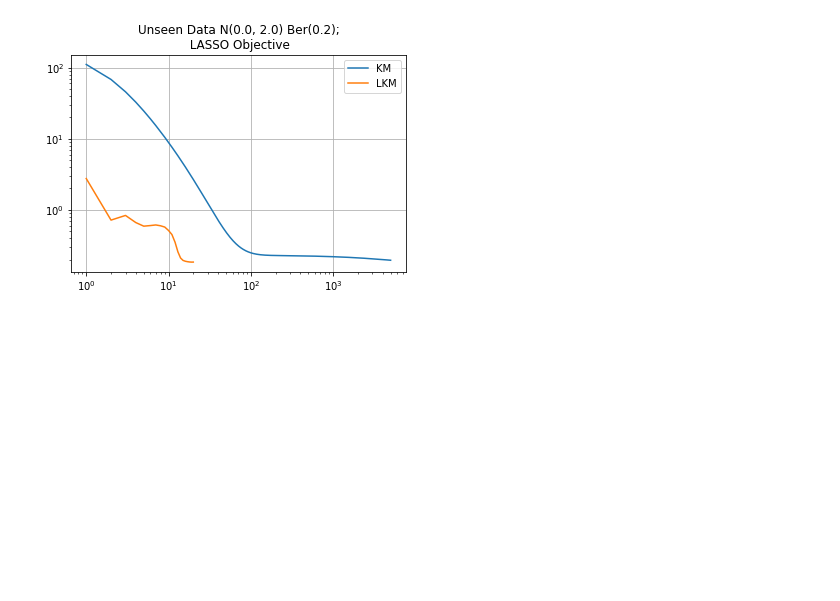
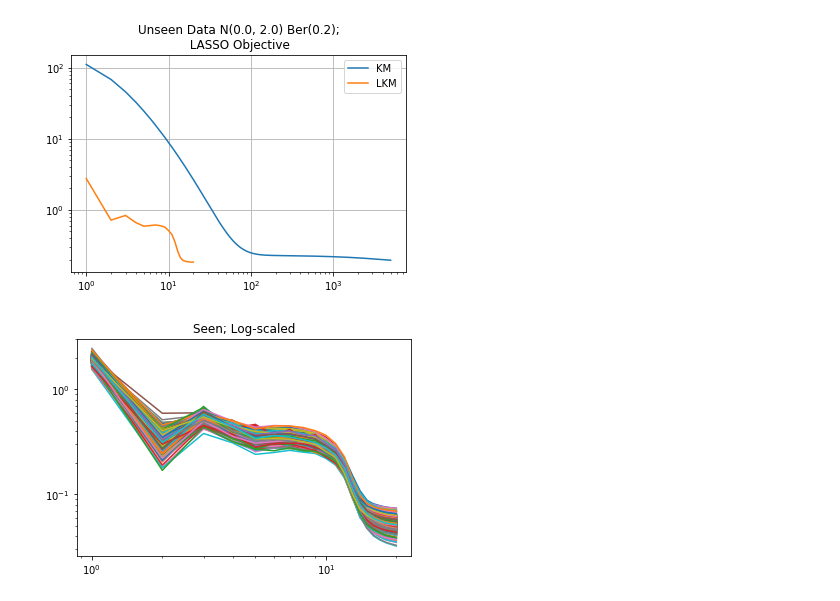
Before and after one commit to xhchrn/D-LADMM, a Jupyter notebook: plots-lasso.ipynb, the cells around one changed output. Saved outputs shown, nothing was run; the diff lists cells and outputs as text; code cells hidden in the pictures; blank space fills up the shorter version.

```diff
--- a/plots-lasso.ipynb
+++ b/plots-lasso.ipynb
@@ -600,3 +600,19 @@ plt.yscale('log')
 plt.show()
 # %% [output]
 [figure]
+# %%
+data = np.load('./lasso-all-results-p0.1-mu0.0-sigma1.0.npy')
+
+plt.close()
+
+n_test = 1000
+for i in range(n_test):
+    plt.plot(list(range(1,21)), data[i,:])
+
+plt.title('Seen; Log-scaled')
+plt.xscale('log')
+plt.yscale('log')
+
+plt.show()
+# %% [output]
+[figure, added]
```
Also changed, not shown: 7 other files.
